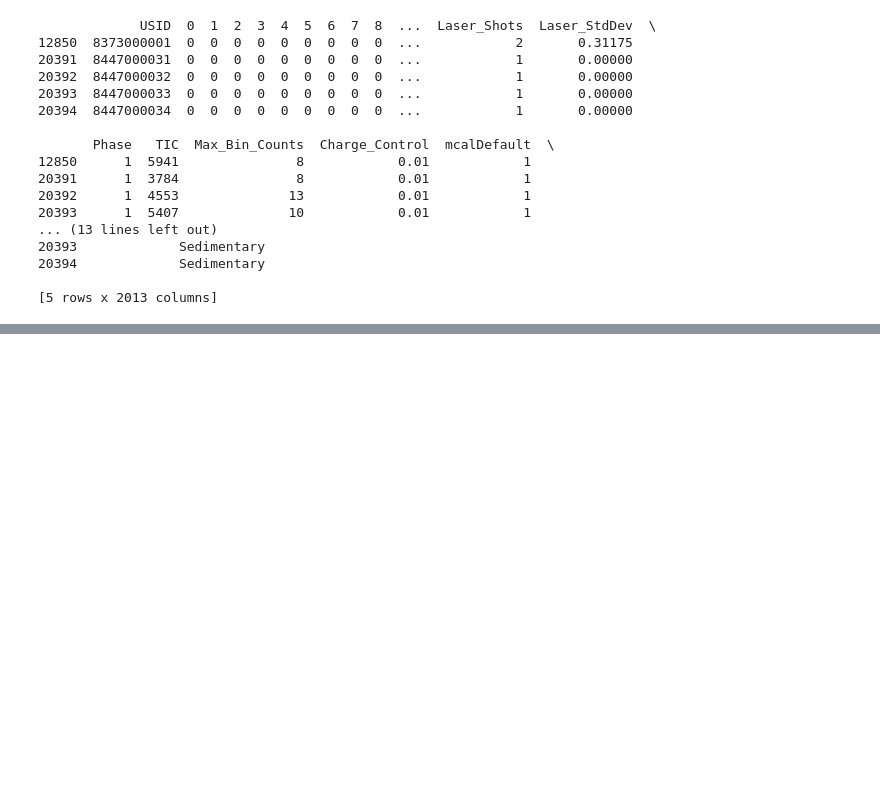
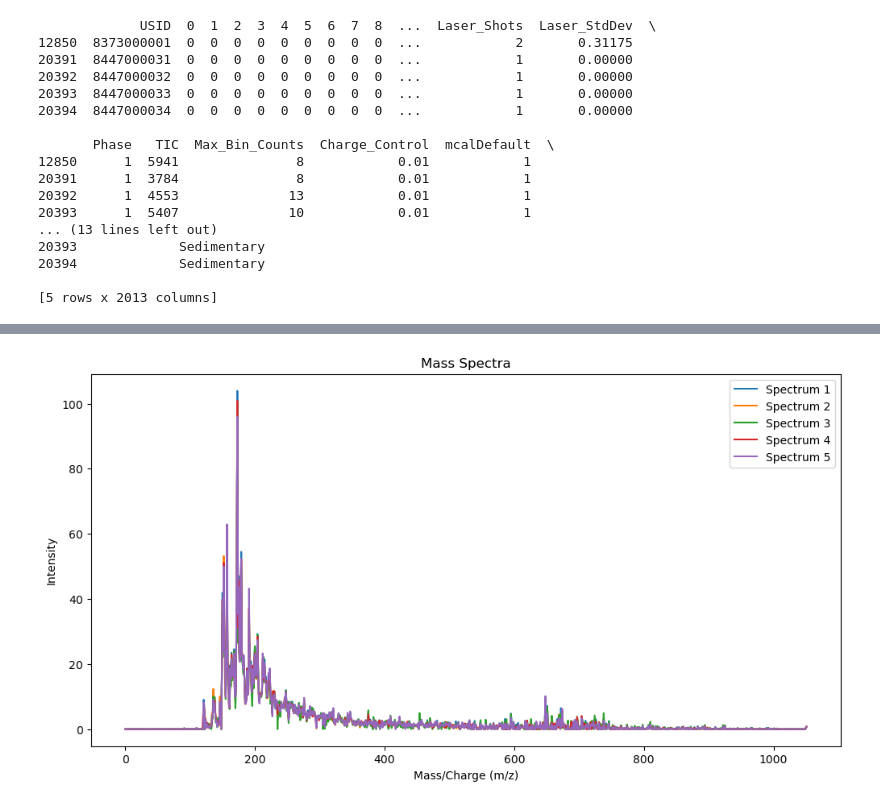
Before and after one commit to justinpham2004/MOMA_MS_Gans, a Jupyter notebook: cgans_example.ipynb, the cells around one changed output, grey strips where cells are left out. Cells and saved outputs as stored; diff of their text form; code cells hidden in the pictures; blank space fills up the shorter version.

```diff
--- a/cgans_example.ipynb
+++ b/cgans_example.ipynb
@@ -837,0 +846,3 @@ MOMADatasetHandler.display_cluster_centers(xina_data.get_label_data('Hematite'),
+# %%
+Ti02 = MOMADatasetHandler.label_features(curr_sample, 2)
+print(Ti02.head())
@@ -837,0 +867,3 @@ MOMADatasetHandler.display_cluster_centers(xina_data.get_label_data('Hematite'),
+# %%
+sample = GANDataHandler(features = Ti02, clusters = 2)
+sample.preprocess_data()
@@ -837,0 +888,4 @@ MOMADatasetHandler.display_cluster_centers(xina_data.get_label_data('Hematite'),
+# %%
+sample.train_model(num_epochs = 60)
+sample.generate_samples(30)
+# %% [output]
@@ -837,0 +904 @@ MOMADatasetHandler.display_cluster_centers(xina_data.get_label_data('Hematite'),
+[figure, added]
```
Also changed, not shown: parts of 7 cells of this notebook.
